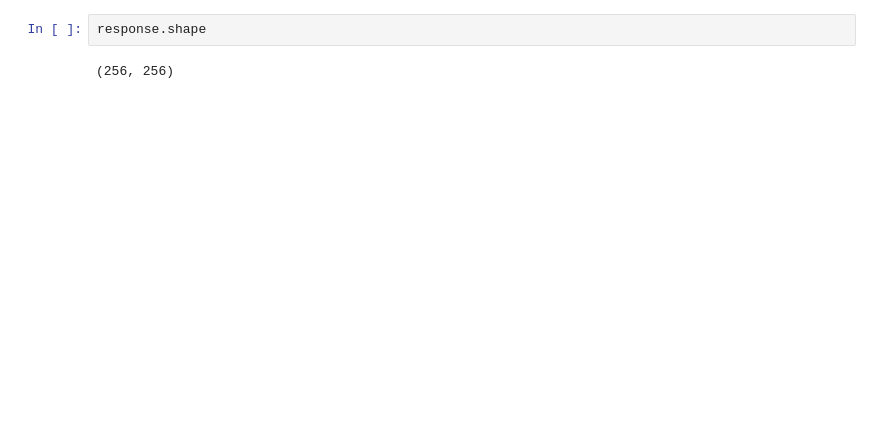
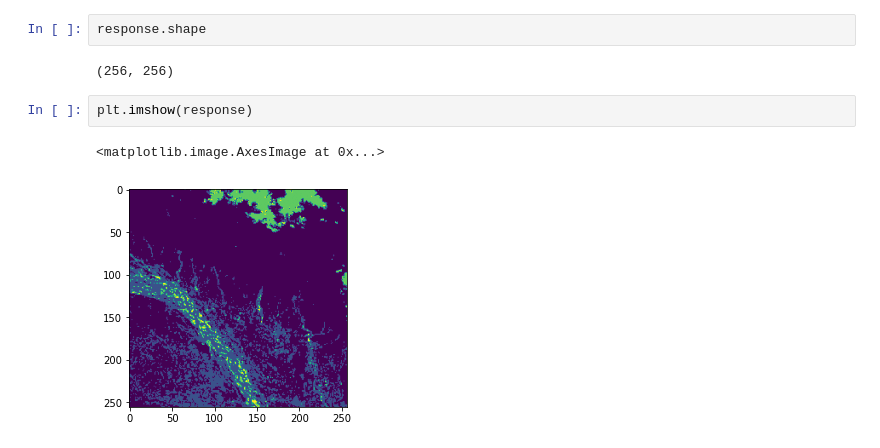
Before and after one commit to rahatsantosh/map-compiler, a Jupyter notebook: nbs/random_forest.ipynb, the cells around one changed output. Drawn from its saved outputs; the diff is of its cells as text; blank space fills up the shorter version.

```diff
--- a/nbs/random_forest.ipynb
+++ b/nbs/random_forest.ipynb
@@ -386,3 +392,8 @@ array([[ 0. ,  0. ,  0. , ...,  0. ,  0. ,  0. ],
 response.shape
 # %% [output]
 (256, 256)
+# %%
+plt.imshow(response)
+# %% [output]
+<matplotlib.image.AxesImage at 0x...>
+[figure, added]
```
Also changed, not shown: parts of 10 cells of this notebook, 4 other files.
